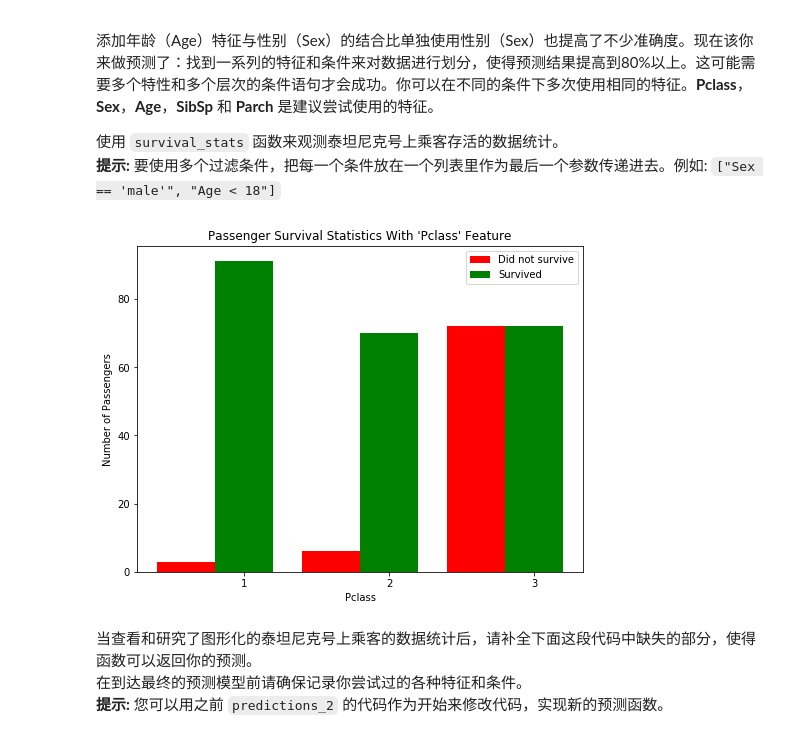
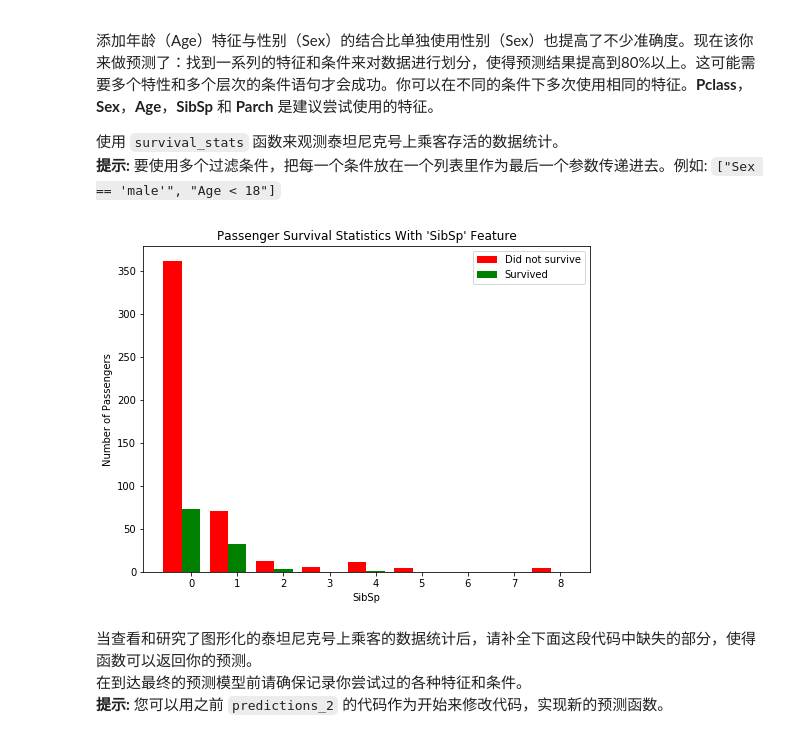
Before and after one commit to glenlivet/titanic_survival_exploration, a Jupyter notebook: titanic_survival_exploration.ipynb, the cells around one changed output. Drawn from its saved outputs; the diff is of its cells as text; code cells hidden in the pictures.

```diff
--- a/titanic_survival_exploration.ipynb
+++ b/titanic_survival_exploration.ipynb
@@ -227,9 +227,9 @@ Predictions have an accuracy of 79.35%.
 使用 `survival_stats` 函数来观测泰坦尼克号上乘客存活的数据统计。
 **提示:** 要使用多个过滤条件，把每一个条件放在一个列表里作为最后一个参数传递进去。例如: `["Sex == 'male'", "Age < 18"]`
 # %%
-survival_stats(data, outcomes, 'Pclass', ["Sex == 'female'"])
+survival_stats(data, outcomes, 'SibSp', ["Sex == 'male'"])
 # %% [output]
-[figure, old version]
+[figure, new version]
 # %% [markdown]
 当查看和研究了图形化的泰坦尼克号上乘客的数据统计后，请补全下面这段代码中缺失的部分，使得函数可以返回你的预测。
 在到达最终的预测模型前请确保记录你尝试过的各种特征和条件。
```
Also changed, not shown: parts of 5 cells of this notebook, 4 other files.
